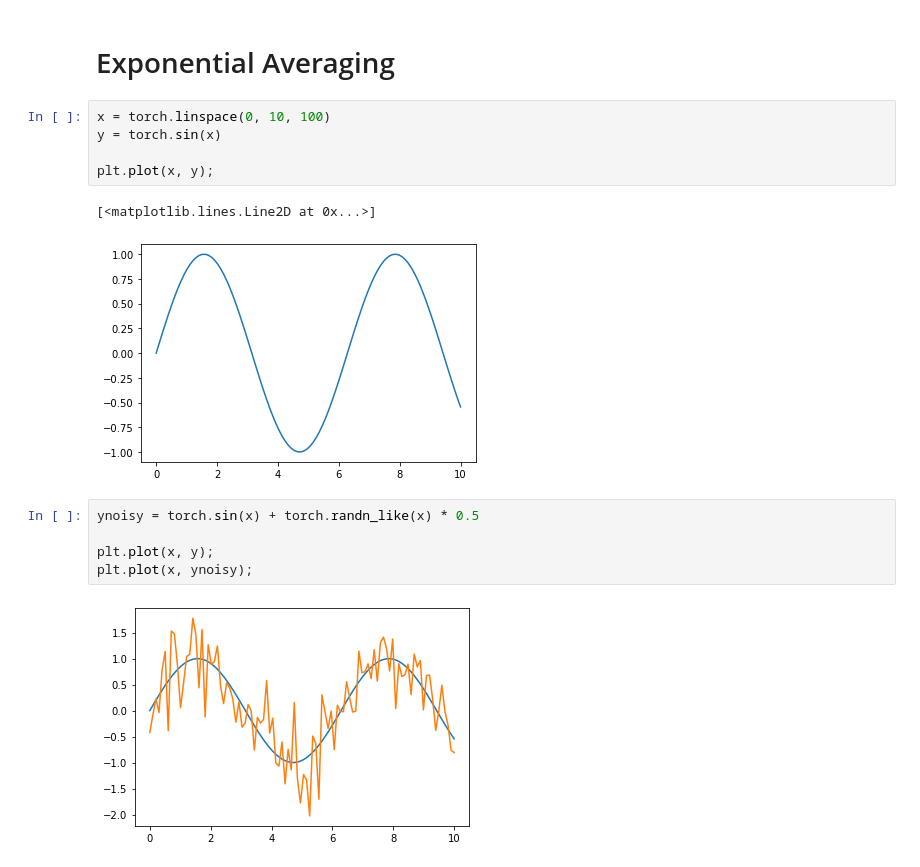
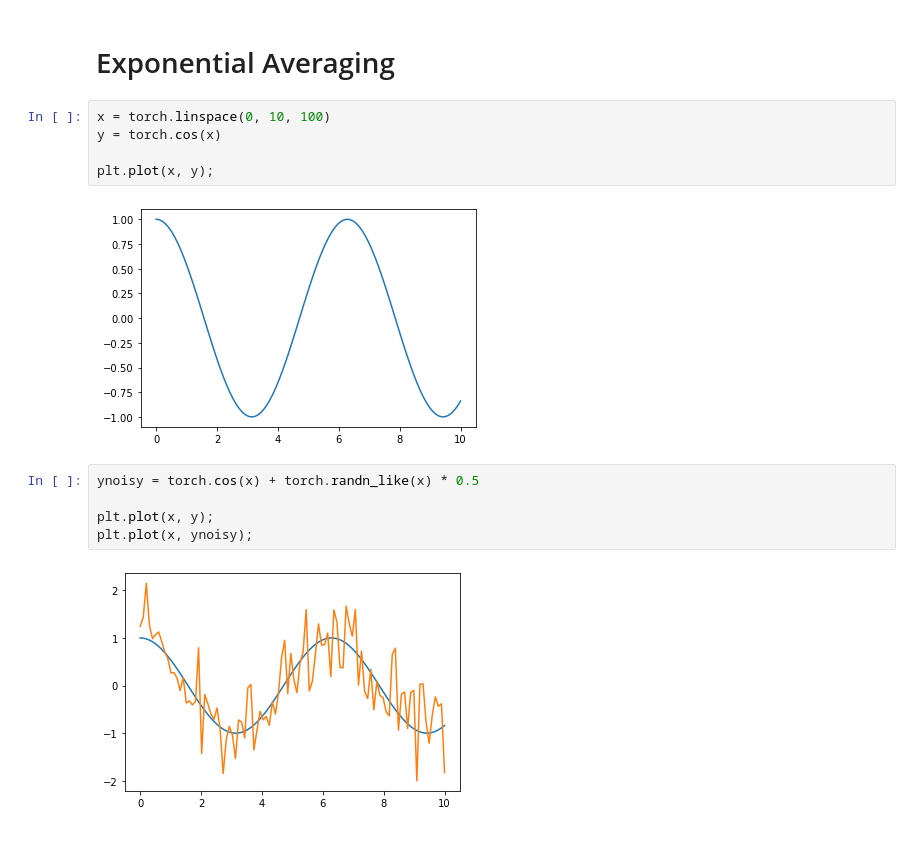
Before and after one commit to anthonyjclark/code, a Jupyter notebook: l15-optimization-part1/l15-optimization-part1.ipynb, the cells around one changed output. Cells and saved outputs as stored; diff of their text form.

```diff
--- a/l15-optimization-part1/l15-optimization-part1.ipynb
+++ b/l15-optimization-part1/l15-optimization-part1.ipynb
@@ -162,17 +203,16 @@ plt.plot(x1, x2, color='red', marker='o', markersize=10);
 # Exponential Averaging
 # %%
 x = torch.linspace(0, 10, 100)
-y = torch.sin(x)
+y = torch.cos(x)
 
 plt.plot(x, y);
 # %% [output]
-[<matplotlib.lines.Line2D at 0x...>]
-[figure, old version]
+[figure, new version]
 # %%
-ynoisy = torch.sin(x) + torch.randn_like(x) * 0.5
+ynoisy = torch.cos(x) + torch.randn_like(x) * 0.5
 
 plt.plot(x, y);
 plt.plot(x, ynoisy);
 # %% [output]
-[figure, old version]
+[figure, new version]
 # %%
```
Also changed, not shown: parts of 14 cells of this notebook.
